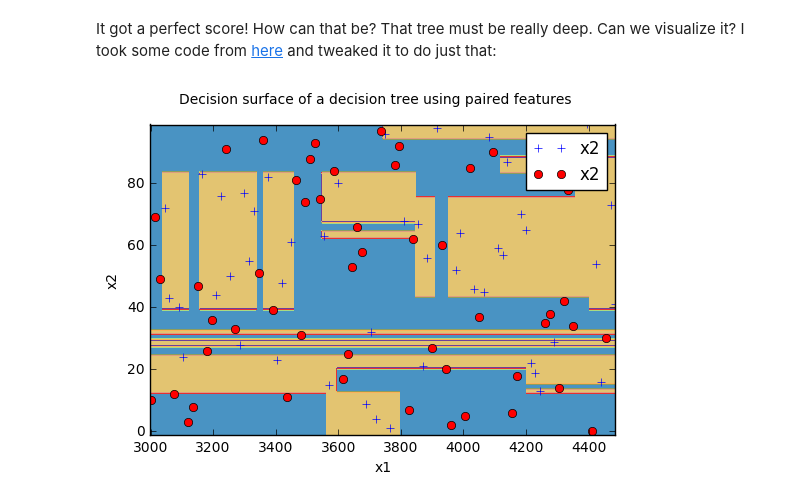
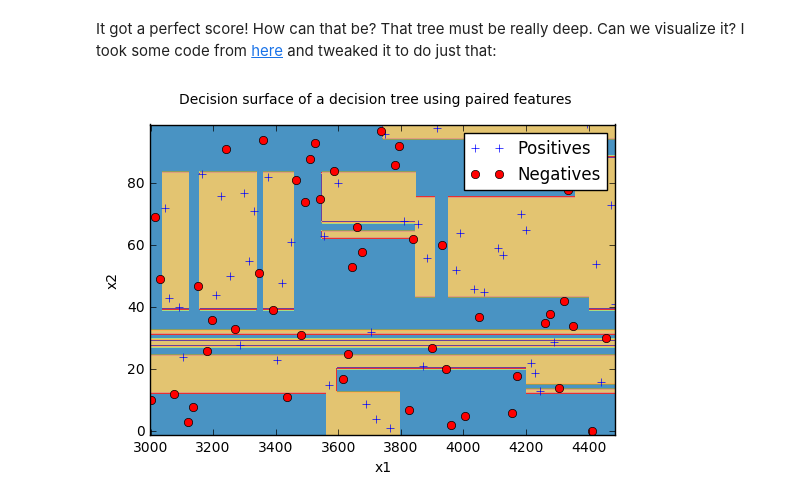
Before and after one commit to marioberges/F16-12-752, a Jupyter notebook: lectures/Lecture6.ipynb, the cells around one changed output. Saved outputs shown, nothing was run; the diff lists cells and outputs as text; code cells hidden in the pictures.

Commit message:
Made the plots match

```diff
--- a/lectures/Lecture6.ipynb
+++ b/lectures/Lecture6.ipynb
@@ -110,32 +110,32 @@ X = df[['x1','x2']]
 y = df['Value']
 
 # Let's pre-compute the range for our features
 x_min, x_max = X['x1'].min() - 1, X['x1'].max() + 1
 y_min, y_max = X['x2'].min() - 1, X['x2'].max() + 1
 # And create a meshgrid so that we can create a countour plot on it
 xx, yy = np.meshgrid(np.arange(x_min, x_max, plot_step),
                      np.arange(y_min, y_max, plot_step))
 
 # Now we predict the values for all of the cells in the meshgrid
 Z = clf.predict(np.c_[xx.ravel(), yy.ravel()]) # If you're curious what this is, read here: https://docs.scipy.org/doc/numpy/reference/generated/numpy.c_.html and https://docs.scipy.org/doc/numpy/reference/generated/numpy.ravel.html
 # And we reshape those results to have the same shape as the mesh
 Z = Z.reshape(xx.shape)
 # Now we can finally contour-plot, using a specific colormap
 cs = plt.contourf(xx, yy, Z, cmap=plt.cm.Paired)
 
 # Let's add labels to the axes
 plt.xlabel('x1')
 plt.ylabel('x2')
 plt.axis("tight")
 
 # Plot the training points
 plt.plot(df[df.Value>0].x1,df[df.Value>0].x2, 'b+')
 plt.plot(df[df.Value<=0].x1,df[df.Value<=0].x2, 'ro')
 plt.axis("tight")
 
 # And add a few more beautification items
 plt.suptitle("Decision surface of a decision tree using paired features")
-plt.legend()
+plt.legend(['Positives','Negatives'])
 plt.show()
 # %% [output]
-[figure, old version]
+[figure, new version]
```
